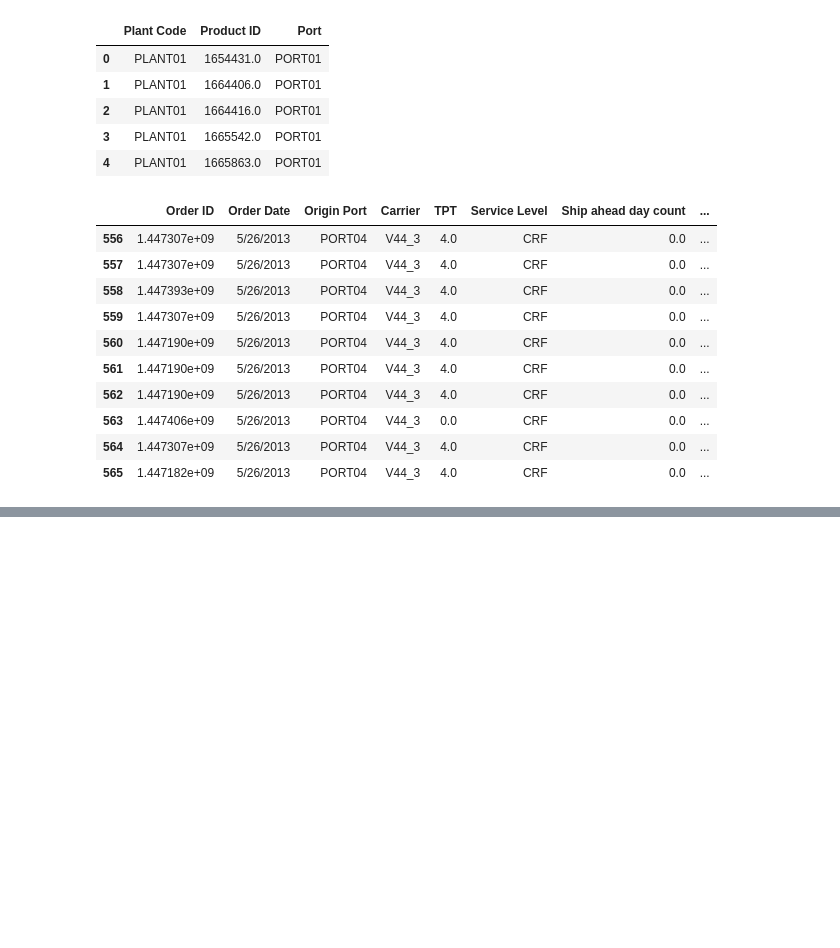
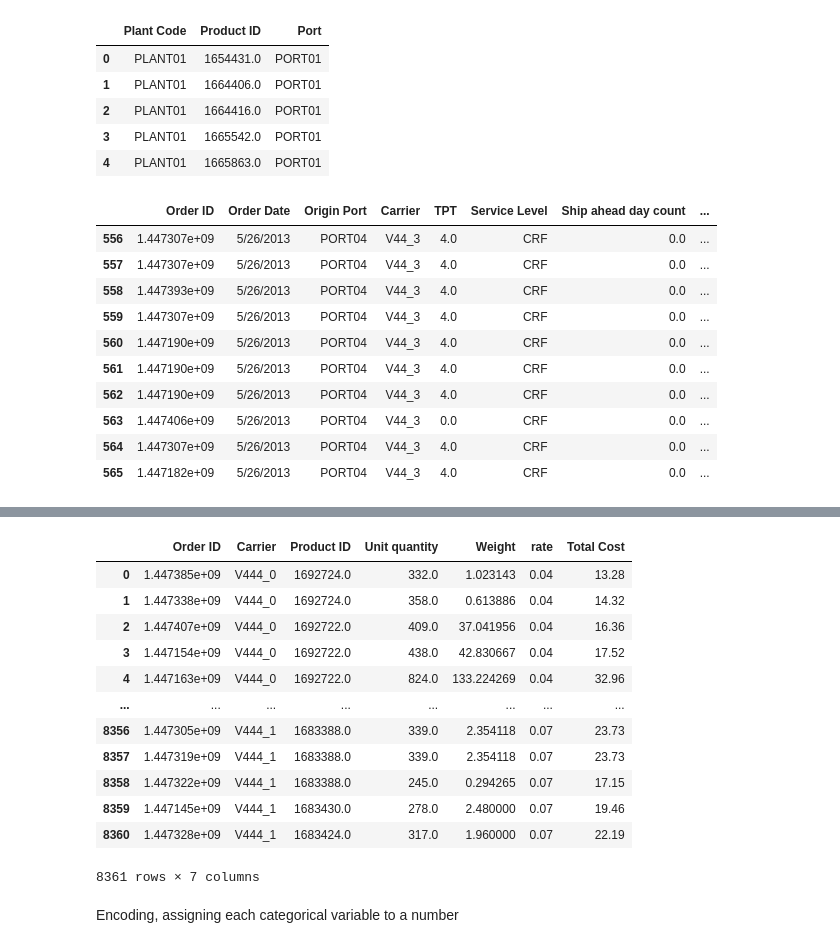
Before and after one commit to matjco/shipping_logistics_project, a Jupyter notebook: STAT 4188 Project.ipynb, the cells around one changed output, grey strips where cells are left out. Drawn from its saved outputs; the diff is of its cells as text; code cells hidden in the pictures; blank space fills up the shorter version.

```diff
--- a/STAT 4188 Project.ipynb
+++ b/STAT 4188 Project.ipynb
@@ -124,0 +125,2 @@ array([1])
+# %%
+freight_rates_simplified = freight_rates_simplified.drop(['orig_port_cd', 'dest_port_cd', 'minm_wgh_qty', 'max_wgh_qty', 'svc_cd', 'minimum cost', 'mode_dsc', 'tpt_day_cnt', 'Carrier type'], axis = 1)
@@ -124,0 +142,4 @@ array([1])
+# %%
+order_list_freight_rates = pd.merge(order_list_simplified, freight_rates_simplified, how = 'outer')
+# %%
+order_list_freight_rates = order_list_freight_rates.dropna()
@@ -124,0 +162,18 @@ array([1])
+# %%
+order_list_freight_rates['Total Cost'] = order_list_freight_rates['Unit quantity'] * order_list_freight_rates['rate']
+# %%
+order_list_freight_rates
+# %% [output]
+|  | Order ID | Carrier | Product ID | Unit quantity | Weight | rate | Total Cost |
+| 0 | 1.447385e+09 | V444_0 | 1692724.0 | 332.0 | 1.023143 | 0.04 | 13.28 |
+| 1 | 1.447338e+09 | V444_0 | 1692724.0 | 358.0 | 0.613886 | 0.04 | 14.32 |
+| 2 | 1.447407e+09 | V444_0 | 1692722.0 | 409.0 | 37.041956 | 0.04 | 16.36 |
+| 3 | 1.447154e+09 | V444_0 | 1692722.0 | 438.0 | 42.830667 | 0.04 | 17.52 |
+| 4 | 1.447163e+09 | V444_0 | 1692722.0 | 824.0 | 133.224269 | 0.04 | 32.96 |
+| ... | ... | ... | ... | ... | ... | ... | ... |
+| 8356 | 1.447305e+09 | V444_1 | 1683388.0 | 339.0 | 2.354118 | 0.07 | 23.73 |
+| 8357 | 1.447319e+09 | V444_1 | 1683388.0 | 339.0 | 2.354118 | 0.07 | 23.73 |
+| 8358 | 1.447322e+09 | V444_1 | 1683388.0 | 245.0 | 0.294265 | 0.07 | 17.15 |
+| 8359 | 1.447145e+09 | V444_1 | 1683430.0 | 278.0 | 2.480000 | 0.07 | 19.46 |
+| 8360 | 1.447328e+09 | V444_1 | 1683424.0 | 317.0 | 1.960000 | 0.07 | 22.19 |
+8361 rows × 7 columns
@@ -124,0 +193,2 @@ array([1])
+# %% [markdown]
+Encoding, assigning each categorical variable to a number
```
Also changed, not shown: parts of 33 cells of this notebook.
